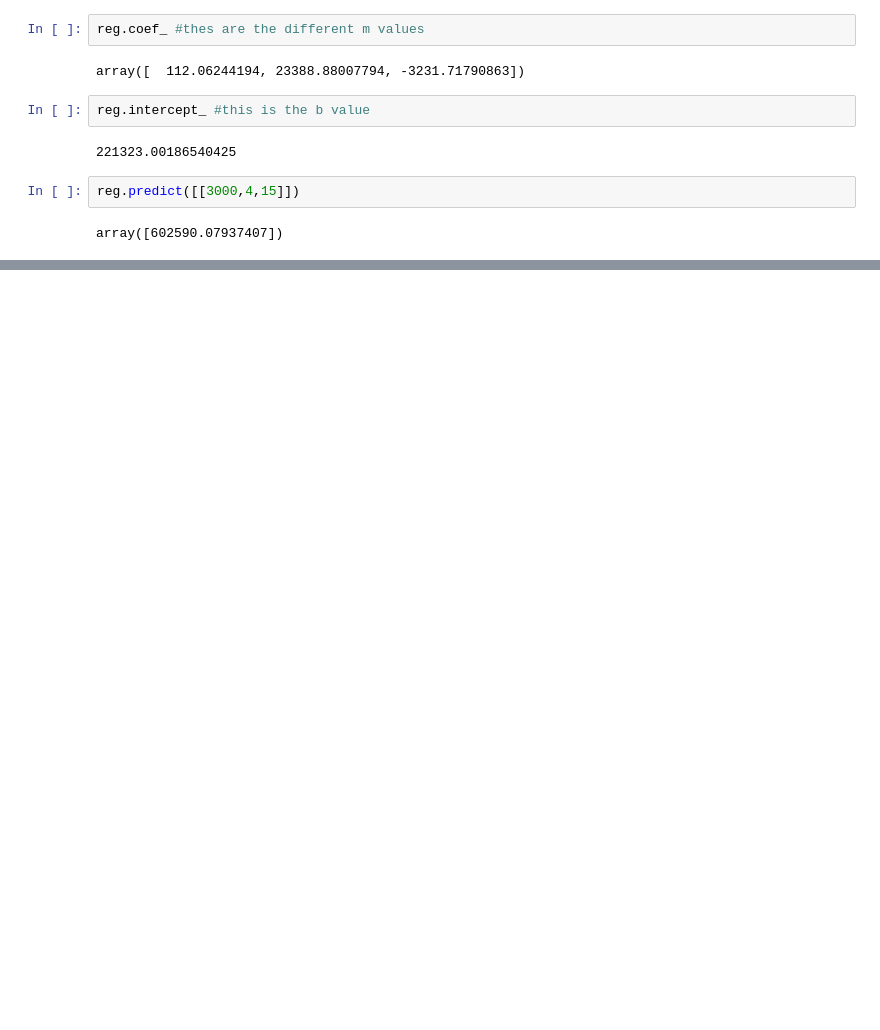
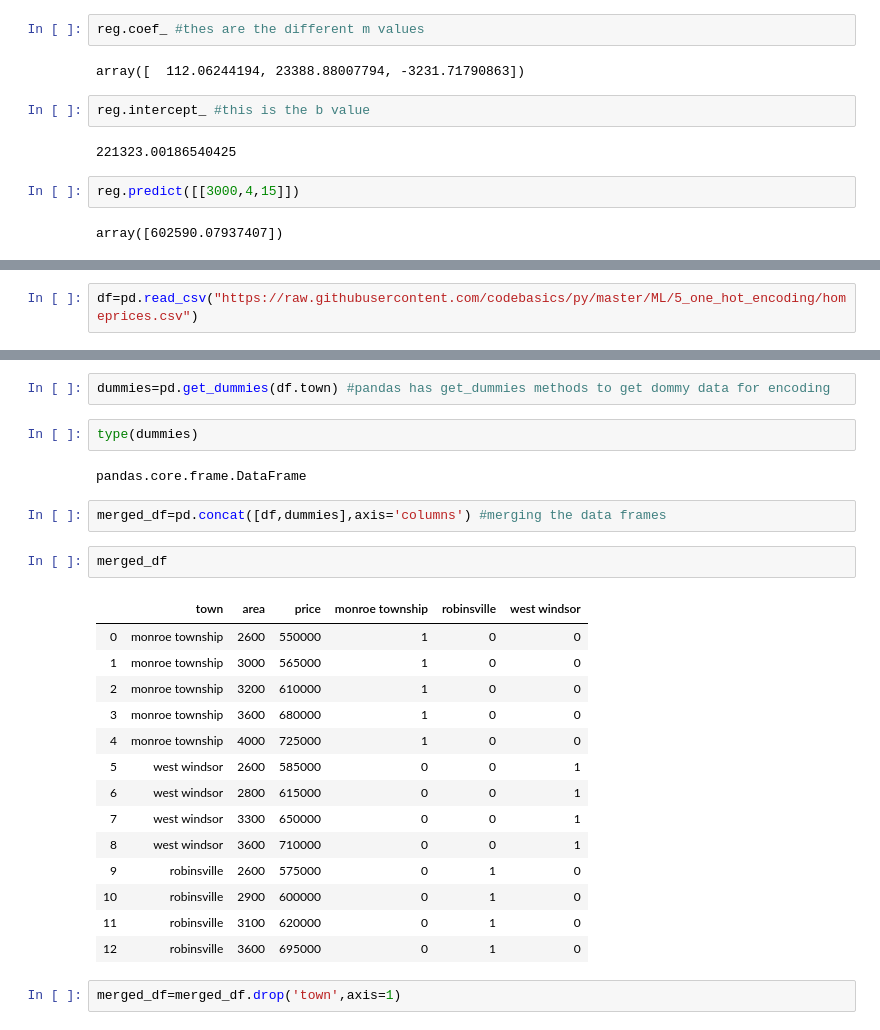
Before and after one commit to raulinc/Simple_house_prediction, a Jupyter notebook: House_price_Linear_regression.ipynb, the cells around one changed output, grey strips where cells are left out. Drawn from its saved outputs; the diff is of its cells as text; blank space fills up the shorter version.

```diff
--- a/House_price_Linear_regression.ipynb
+++ b/House_price_Linear_regression.ipynb
@@ -154,0 +159,2 @@ array([602590.07937407])
+# %%
+df=pd.read_csv("https://raw.githubusercontent.com/codebasics/py/master/ML/5_one_hot_encoding/homeprices.csv")
@@ -154,0 +178,27 @@ array([602590.07937407])
+# %%
+dummies=pd.get_dummies(df.town) #pandas has get_dummies methods to get dommy data for encoding
+# %%
+type(dummies)
+# %% [output]
+pandas.core.frame.DataFrame
+# %%
+merged_df=pd.concat([df,dummies],axis='columns') #merging the data frames
+# %%
+merged_df
+# %% [output]
+|  | town | area | price | monroe township | robinsville | west windsor |
+| 0 | monroe township | 2600 | 550000 | 1 | 0 | 0 |
+| 1 | monroe township | 3000 | 565000 | 1 | 0 | 0 |
+| 2 | monroe township | 3200 | 610000 | 1 | 0 | 0 |
+| 3 | monroe township | 3600 | 680000 | 1 | 0 | 0 |
+| 4 | monroe township | 4000 | 725000 | 1 | 0 | 0 |
+| 5 | west windsor | 2600 | 585000 | 0 | 0 | 1 |
+| 6 | west windsor | 2800 | 615000 | 0 | 0 | 1 |
+| 7 | west windsor | 3300 | 650000 | 0 | 0 | 1 |
+| 8 | west windsor | 3600 | 710000 | 0 | 0 | 1 |
+| 9 | robinsville | 2600 | 575000 | 0 | 1 | 0 |
+| 10 | robinsville | 2900 | 600000 | 0 | 1 | 0 |
+| 11 | robinsville | 3100 | 620000 | 0 | 1 | 0 |
+| 12 | robinsville | 3600 | 695000 | 0 | 1 | 0 |
+# %%
+merged_df=merged_df.drop('town',axis=1)
```
Also changed, not shown: parts of 27 cells of this notebook.
